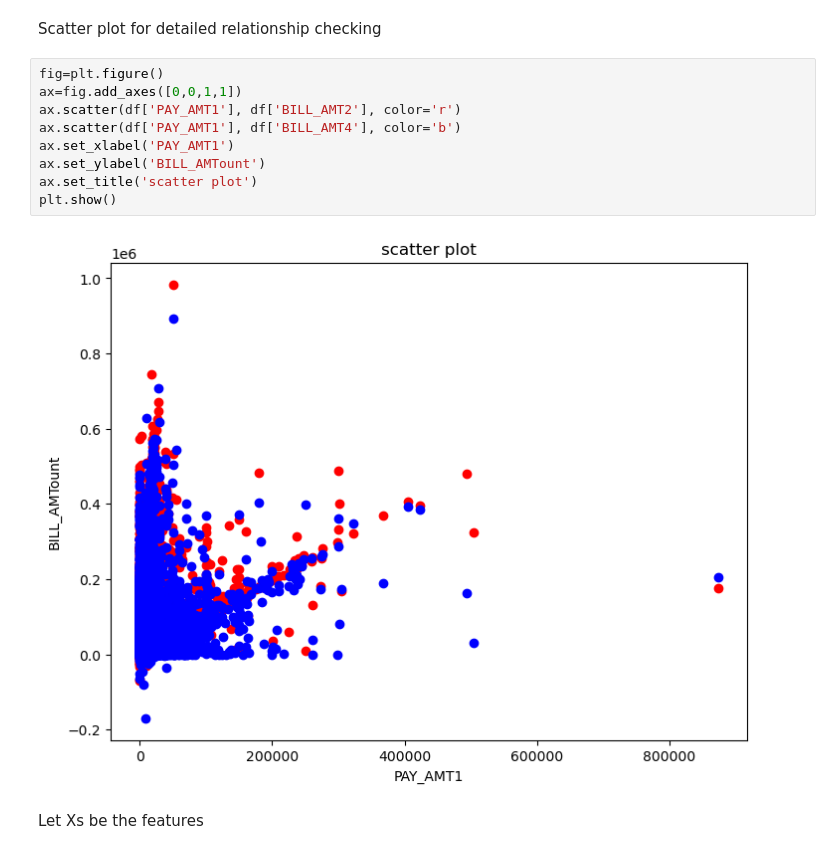
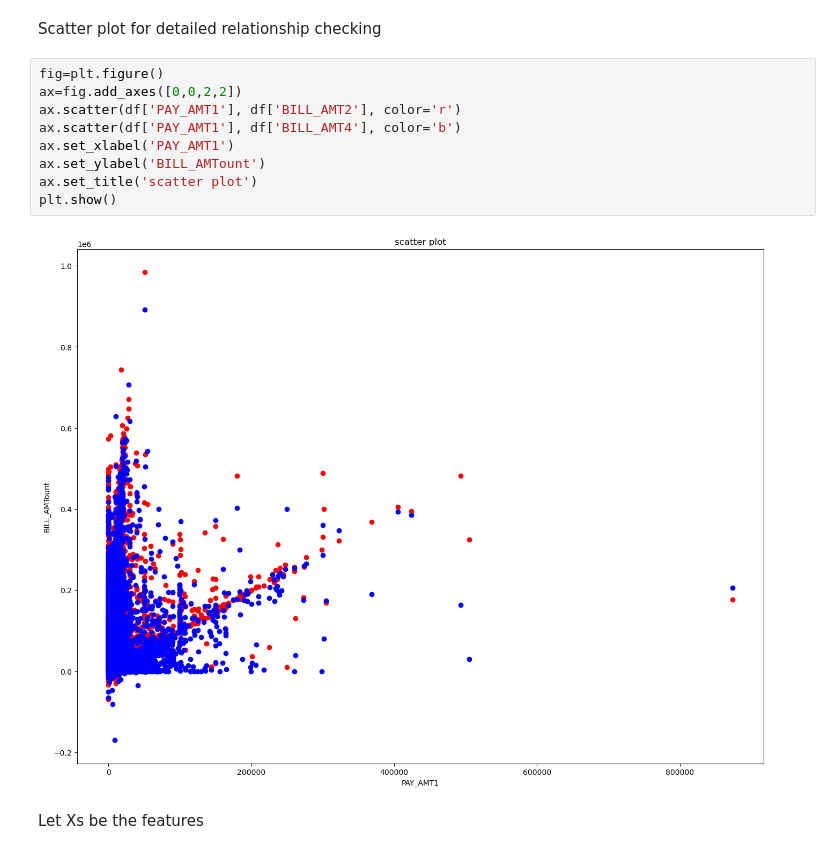
Before and after one commit to yizhengliu/MLCoursework, a Jupyter notebook: Coursework1_cat_so_far.ipynb, the cells around one changed output. Saved outputs shown, nothing was run; the diff lists cells and outputs as text.

```diff
--- a/Coursework1_cat_so_far.ipynb
+++ b/Coursework1_cat_so_far.ipynb
@@ -138,15 +145,15 @@ ax=ax, annot=True, fmt='.2g', linewidths=1);
 Scatter plot for detailed relationship checking
 # %%
 fig=plt.figure()
-ax=fig.add_axes([0,0,1,1])
+ax=fig.add_axes([0,0,2,2])
 ax.scatter(df['PAY_AMT1'], df['BILL_AMT2'], color='r')
 ax.scatter(df['PAY_AMT1'], df['BILL_AMT4'], color='b')
 ax.set_xlabel('PAY_AMT1')
 ax.set_ylabel('BILL_AMTount')
 ax.set_title('scatter plot')
 plt.show()
 # %% [output]
-[figure, old version]
+[figure, new version]
 # %% [markdown]
 Let Xs be the features
 # %% [markdown]
```
Also changed, not shown: parts of 12 cells of this notebook, 1 other file.
